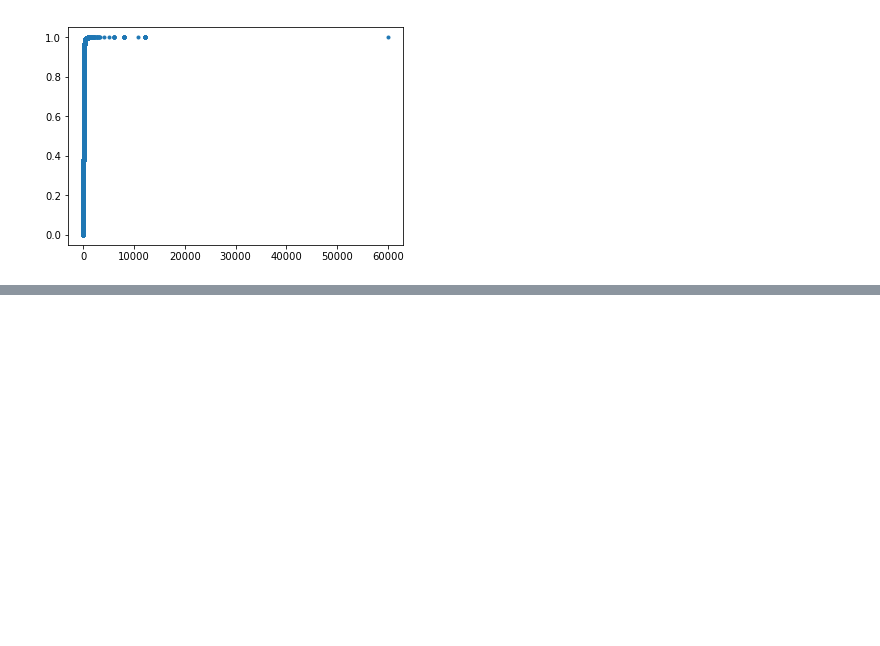
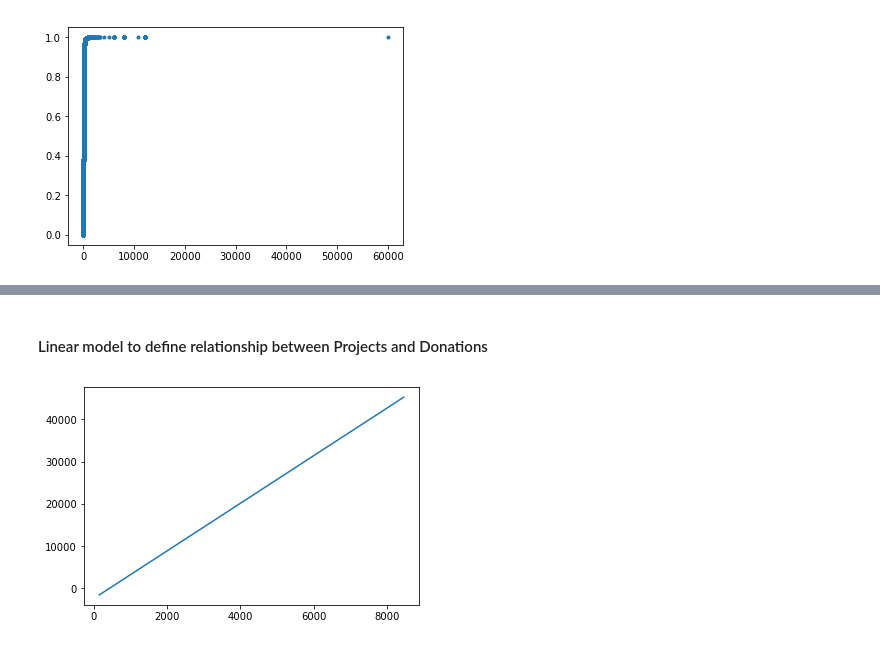
Before and after one commit to mukeshmehta/DonorsChoose-Data-Analysis, a Jupyter notebook: Donation-Analysis.ipynb, the cells around one changed output, grey strips where cells are left out. Saved outputs shown, nothing was run; the diff lists cells and outputs as text; code cells hidden in the pictures; blank space fills up the shorter version.

```diff
--- a/Donation-Analysis.ipynb
+++ b/Donation-Analysis.ipynb
@@ -336,0 +426,10 @@ plt.plot(x,y, marker = ".", linestyle = "none")
+# %% [markdown]
+#### Linear model to define relationship between Projects and Donations
+# %%
+slope, intercept = np.polyfit(df1.Projects, df1.Donations, 1)
+x = np.array([df1.Projects.min(), df1.Projects.max()])
+y = slope * x + intercept
+plt.plot(x,y)
+plt.show()
+# %% [output]
+[figure, added]
```
Also changed, not shown: parts of 37 cells of this notebook.
